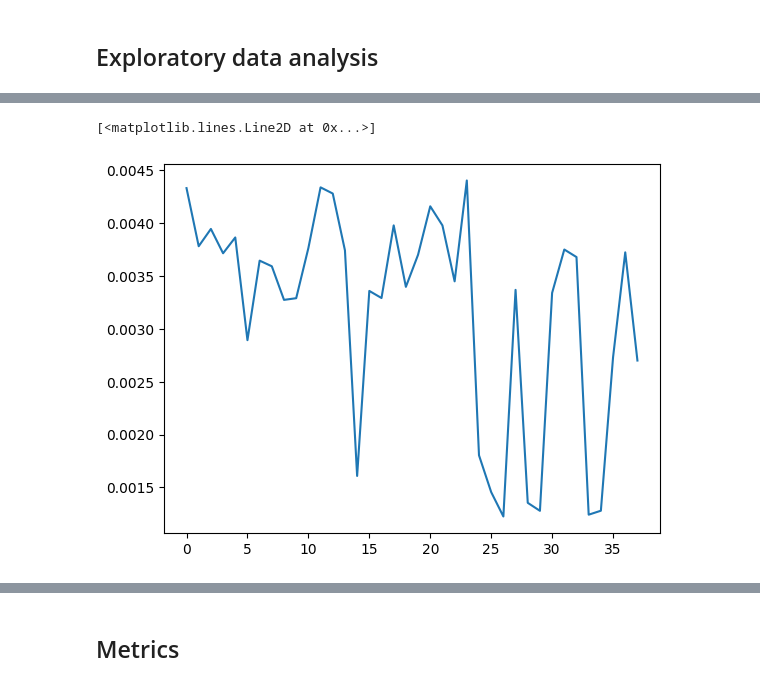
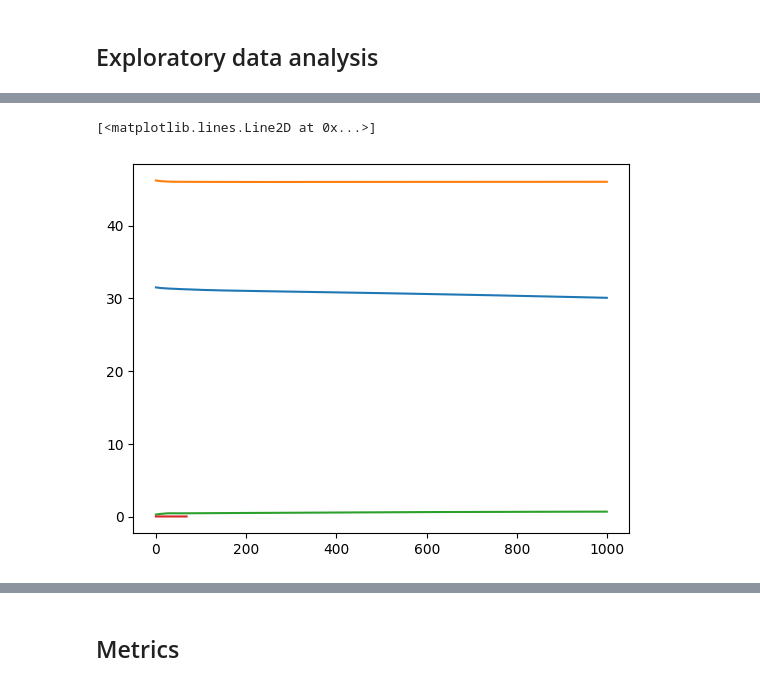
Before and after one commit to dkoshman/YSDA, a Jupyter notebook: machine_learning/asl-fingerspelling/asl-fingerspelling.ipynb, the cells around one changed output, grey strips where cells are left out. Drawn from its saved outputs; the diff is of its cells as text; code cells hidden in the pictures.

```diff
--- a/machine_learning/asl-fingerspelling/asl-fingerspelling.ipynb
+++ b/machine_learning/asl-fingerspelling/asl-fingerspelling.ipynb
@@ -1268,4 +1088,0 @@ sequence_df = sequence_df[get_all_bodypart_columns(Bodypart.right_hand)].dropna(
-# %%
-sequence_id = 1535467051
-df = sequence_df.loc[sequence_id]
-sequence = torch.tensor(df.values.reshape(-1, 21, 3))
@@ -1372,16 +1196,24 @@ class Finger(nn.Module):
         ).all(), "Edges aren't in one plane."
 
         return sequence
+# %%
+dataloader = torch.utils.data.DataLoader(Dataset(target_sequence_size=400), batch_size=16)
+
+batch = next(iter(dataloader))
+sequence = batch["sequence"][0, :batch["size"][0]]
+display_video(draw_sequence_landmarks(sequence=sequence, phrase=batch["phrase"][0]))
 # %%
-finger = Finger(sequence)
+finger = Finger(sequence[:, 1:5], first_phalanx=torch.tensor(46.2),
+                second_phalanx=torch.tensor(31.5),
+                third_phalanx=torch.tensor(21.7))
 sec = []
 thi = []
 ang = []
 # optimizer = torch.optim.SGD(params=finger.parameters(), lr=1e-1, momentum=0.1)
 optimizer = torch.optim.Adam(params=finger.parameters(), lr=1e-2)
 for _ in range(1000):
-    sec.append(finger.second_edge.item())
-    thi.append(finger.third_edge.item())
+#     sec.append(finger.second_edge.item())
+#     thi.append(finger.third_edge.item())
     ang.append(finger.first_joint_angle[0].item())
 
     optimizer.zero_grad()
@@ -1404,5 +1230,8 @@ plt.plot(ang)
 # %%
+plt.plot(sec)
+plt.plot(thi)
+plt.plot(ang)
 plt.plot(finger.scale.flatten().detach().numpy())
 # %% [output]
 [<matplotlib.lines.Line2D at 0x...>]
-[figure, old version]
+[figure, new version]
```
Also changed, not shown: parts of 29 cells of this notebook.
